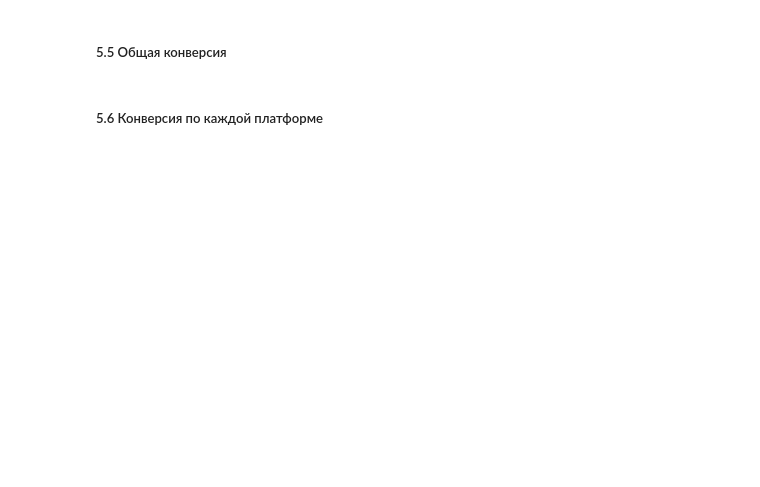
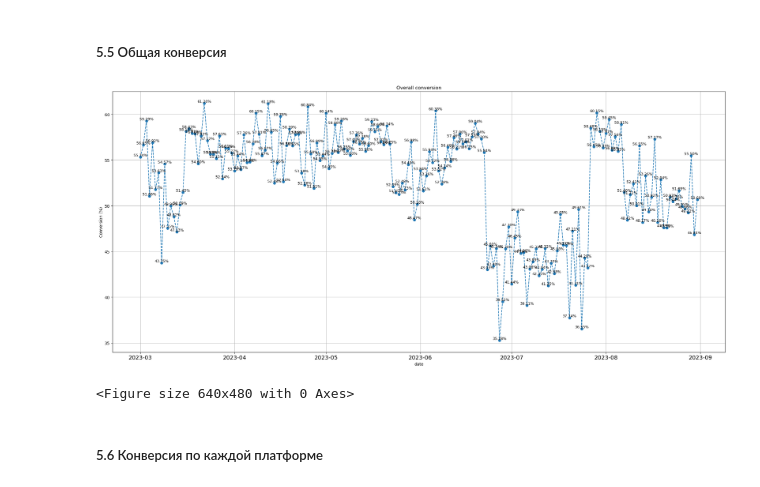
Before and after one commit to skorykov-ivan/data-analytics-project-100, a Jupyter notebook: charts_project.ipynb, the cells around one changed output. Drawn from its saved outputs; the diff is of its cells as text; code cells hidden in the pictures; blank space fills up the shorter version.

```diff
--- a/charts_project.ipynb
+++ b/charts_project.ipynb
@@ -242,30 +377,33 @@ plt.show()
 # %%
 # Создаем final_df из merged_df
 final_df = merged_df.copy()
 final_df['date_group'] = pd.to_datetime(final_df['date_group'])
 
 conversion_data = final_df.groupby('date_group')['conversion'].mean().reset_index()
 
 # Настраиваем график
 plt.figure(figsize=(22, 10))
 plt.plot(conversion_data['date_group'], conversion_data['conversion'], marker='o', linestyle='dashed')
 
 # Добавляем подписанные значения на график
 for idx, row in conversion_data.iterrows():
     plt.text(row['date_group'], row['conversion'], f"{row['conversion']:.2f}%",
              ha='center', va='bottom', fontsize=9)
 
-plt.title('Overall Conversion')
-plt.xlabel('Date')
+plt.title('Overall conversion')
+plt.xlabel('date')
 plt.ylabel('Conversion (%)')
 plt.xticks(fontsize=14)
 plt.grid()
 
 plt.tight_layout()
 plt.show()
 
 #Сохраняем график
-#plt.savefig('./charts/5.overall_conversiont.png')
+plt.savefig('./charts/5.overall_conversion.png')
+# %% [output]
+[figure, added]
+<Figure size 640x480 with 0 Axes>
 # %% [markdown]
 ##### 5.6 Конверсия по каждой платформе
 # %%
```
Also changed, not shown: parts of 26 cells of this notebook, 2 other files.
